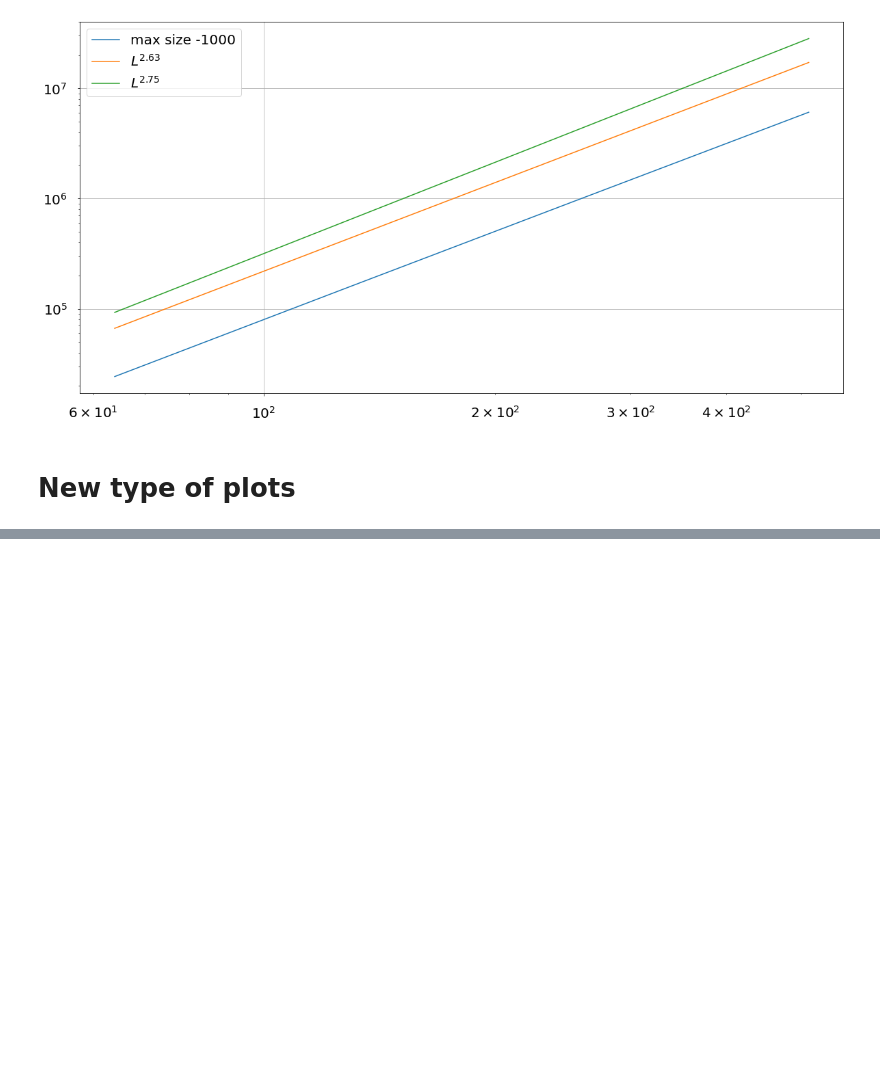
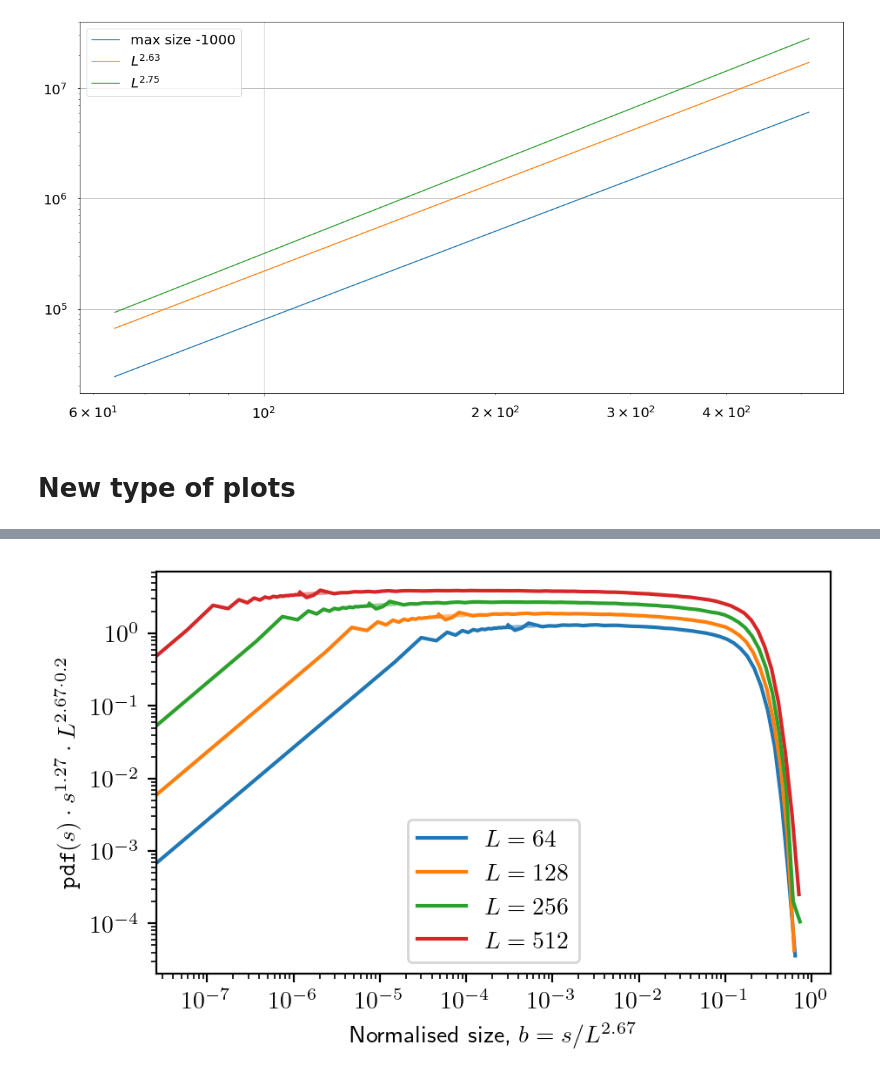
Before and after one commit to i1oveMyse1f/sandpile-extremes-classic, a Jupyter notebook: results/data_distribution.ipynb, the cells around one changed output, grey strips where cells are left out. Drawn from its saved outputs; the diff is of its cells as text; code cells hidden in the pictures; blank space fills up the shorter version.

```diff
--- a/results/data_distribution.ipynb
+++ b/results/data_distribution.ipynb
@@ -609,0 +713,4 @@ plot_ab_mul_pdfs("rand", 1.27, (1e-2, 2e-1), (80, 1e7))
+# %%
+plot_ab_mul_pdfs("rand", gamma=1.27, beta=2.67, tau=0.2, tau_str=r"0.2", ylim=None, xlim=None)
+# %% [output]
+[figure, added]
```
Also changed, not shown: parts of 19 cells of this notebook, 2 other files.
